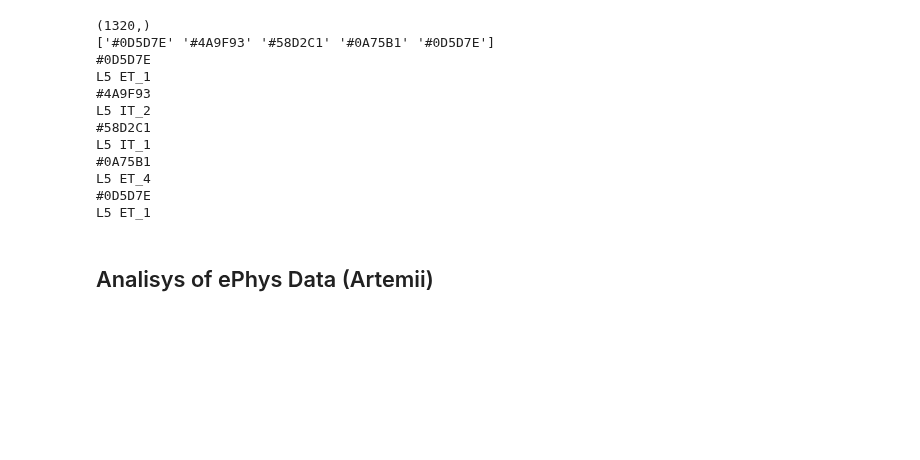
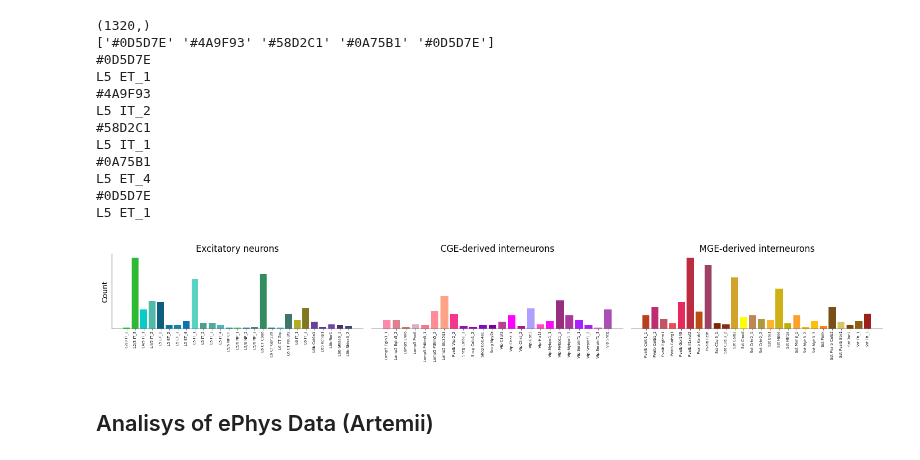
Before and after one commit to Artemii-Shlychkov/NDS_project, a Jupyter notebook: notebooks/Practical_notebook.ipynb, the cells around one changed output. Cells and saved outputs as stored; diff of their text form; code cells hidden in the pictures; blank space fills up the shorter version.

Commit message:
Adding classification and color-coding for neurons for the clustering

```diff
--- a/notebooks/Practical_notebook.ipynb
+++ b/notebooks/Practical_notebook.ipynb
@@ -331,2 +429,7 @@ L5 ET_1
+# %%
+fig, ax = plt.subplots(1, 3, figsize=(15, 2.5), sharey=True)
+plot_cell_types(neuron_groups, ax=ax)
+# %% [output]
+[figure, added]
 # %% [markdown]
 ## Analisys of ePhys Data (Artemii)
```
Also changed, not shown: parts of 11 cells of this notebook.
